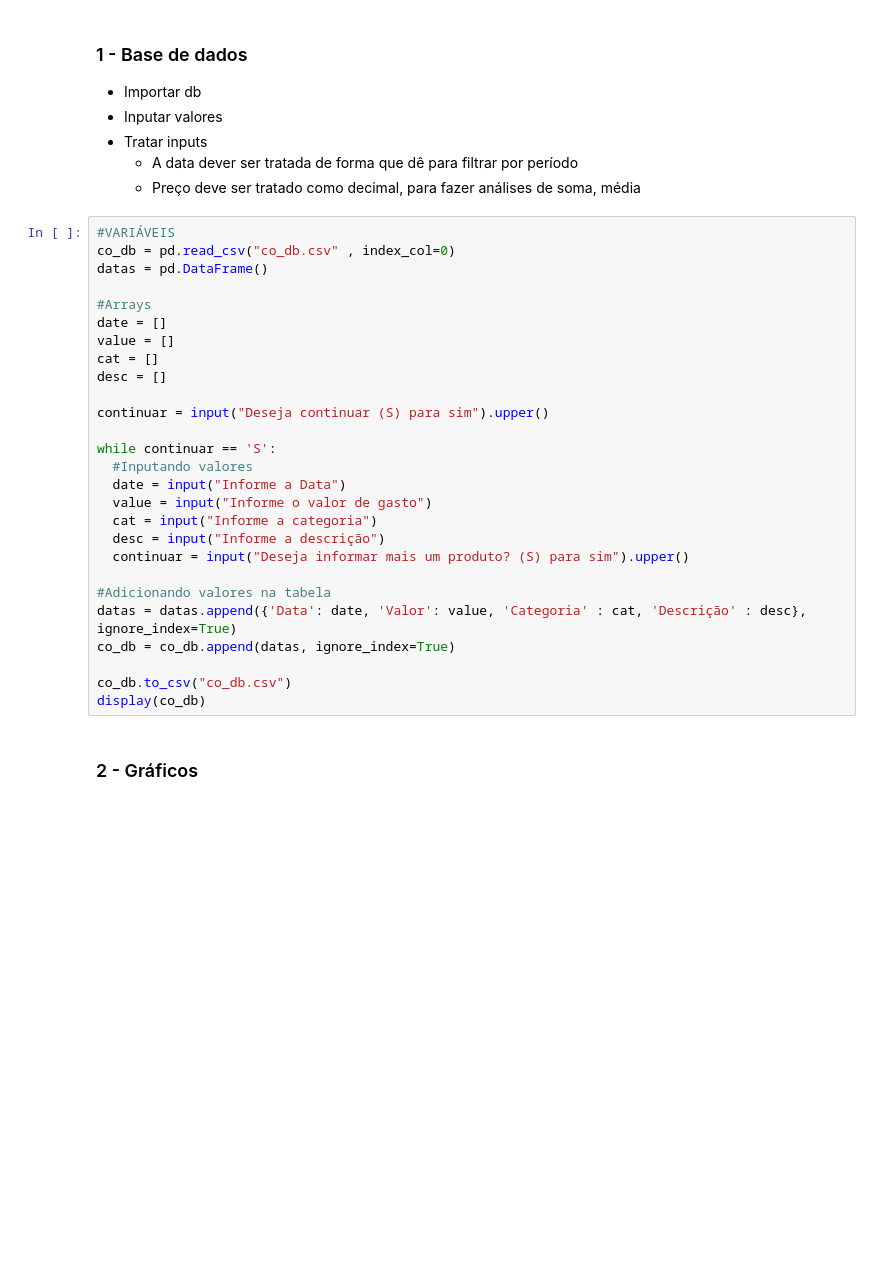
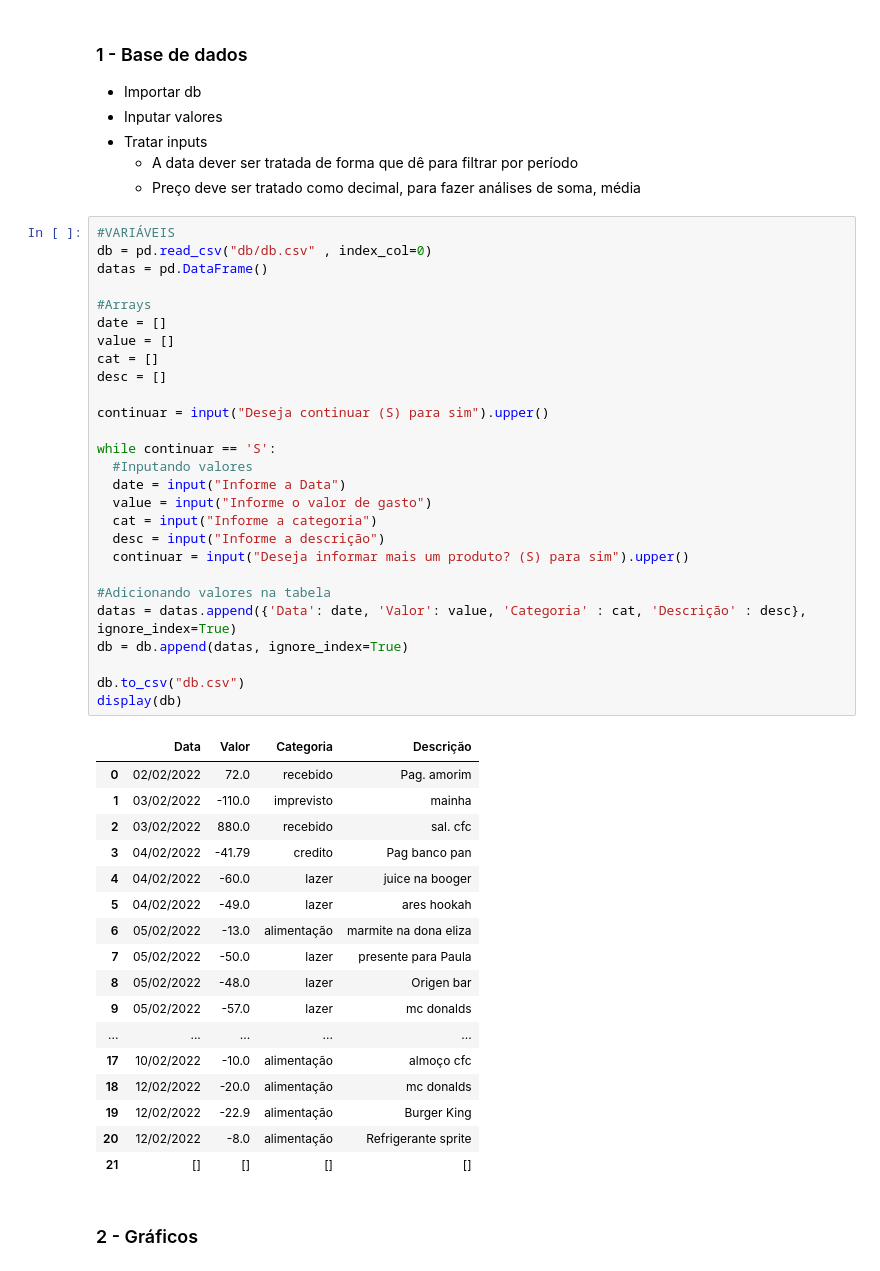
Before and after one commit to ManoelRIos/coin-organizer-dev, a Jupyter notebook: coin-organize.ipynb, the cells around one changed output. Cells and saved outputs as stored; diff of their text form; blank space fills up the shorter version.

```diff
--- a/coin-organize.ipynb
+++ b/coin-organize.ipynb
@@ -33,31 +26,49 @@ The dash_html_components package is deprecated. Please replace
       - Preço deve ser tratado como decimal, para fazer análises de soma, média
 # %%
 #VARIÁVEIS
-co_db = pd.read_csv("co_db.csv" , index_col=0)
+db = pd.read_csv("db/db.csv" , index_col=0)
 datas = pd.DataFrame()
 
 #Arrays
 date = []
 value = []
 cat = []
 desc = []
 
 continuar = input("Deseja continuar (S) para sim").upper()
 
 while continuar == 'S':
   #Inputando valores
   date = input("Informe a Data")
   value = input("Informe o valor de gasto")
   cat = input("Informe a categoria")
   desc = input("Informe a descrição")
   continuar = input("Deseja informar mais um produto? (S) para sim").upper()
 
 #Adicionando valores na tabela
 datas = datas.append({'Data': date, 'Valor': value, 'Categoria' : cat, 'Descrição' : desc}, ignore_index=True)
-co_db = co_db.append(datas, ignore_index=True)
+db = db.append(datas, ignore_index=True)
 
-co_db.to_csv("co_db.csv")
-display(co_db)
+db.to_csv("db.csv")
+display(db)
+# %% [output]
+|  | Data | Valor | Categoria | Descrição |
+| 0 | 02/02/2022 | 72.0 | recebido | Pag. amorim |
+| 1 | 03/02/2022 | -110.0 | imprevisto | mainha |
+| 2 | 03/02/2022 | 880.0 | recebido | sal. cfc |
+| 3 | 04/02/2022 | -41.79 | credito | Pag banco pan |
+| 4 | 04/02/2022 | -60.0 | lazer | juice na booger |
+| 5 | 04/02/2022 | -49.0 | lazer | ares hookah |
+| 6 | 05/02/2022 | -13.0 | alimentação | marmite na dona eliza |
+| 7 | 05/02/2022 | -50.0 | lazer | presente para Paula |
+| 8 | 05/02/2022 | -48.0 | lazer | Origen bar |
+| 9 | 05/02/2022 | -57.0 | lazer | mc donalds |
+| ... | ... | ... | ... | ... |
+| 17 | 10/02/2022 | -10.0 | alimentação | almoço cfc |
+| 18 | 12/02/2022 | -20.0 | alimentação | mc donalds |
+| 19 | 12/02/2022 | -22.9 | alimentação | Burger King |
+| 20 | 12/02/2022 | -8.0 | alimentação | Refrigerante sprite |
+| 21 | [] | [] | [] | [] |
 # %% [markdown]
 ### 2 - Gráficos
 # %%
```
Also changed, not shown: parts of 3 cells of this notebook, 1 other file.
